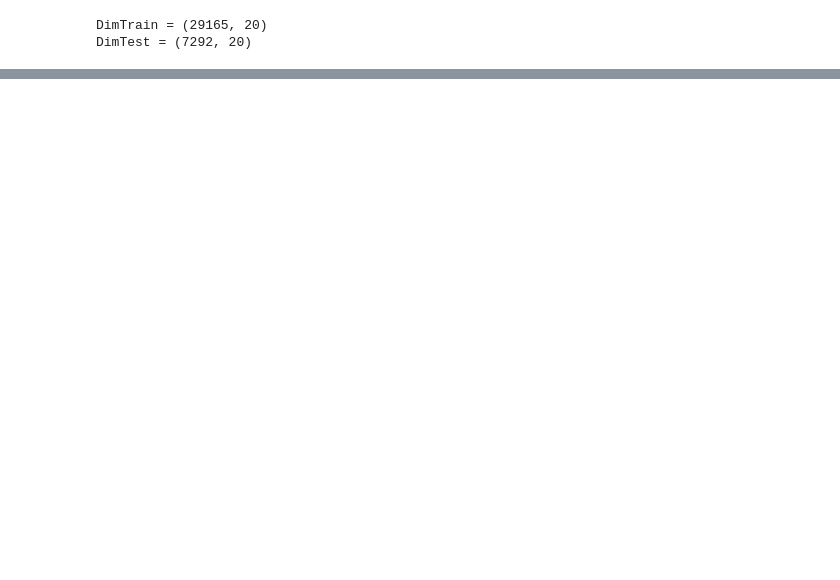
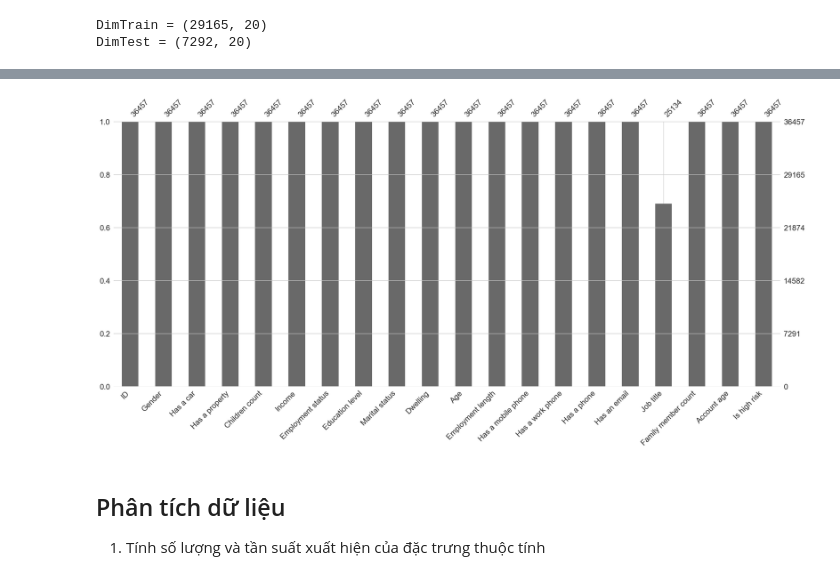
Before and after one commit to pisceskibo/CreditCardApprovalPrediction, a Jupyter notebook: CreditCard.ipynb, the cells around one changed output, grey strips where cells are left out. Drawn from its saved outputs; the diff is of its cells as text; code cells hidden in the pictures; blank space fills up the shorter version.

```diff
--- a/CreditCard.ipynb
+++ b/CreditCard.ipynb
@@ -155,0 +217,9 @@ DimTest = (7292, 20)
+# %%
+# Trực quan hóa dữ liệu chi tiết
+msno.bar(cc_data_full_data)
+plt.show()
+# %% [output]
+[figure, added]
+# %% [markdown]
+## Phân tích dữ liệu
+1. Tính số lượng và tần suất xuất hiện của đặc trưng thuộc tính
```
Also changed, not shown: parts of 13 cells of this notebook, 3 other files.
